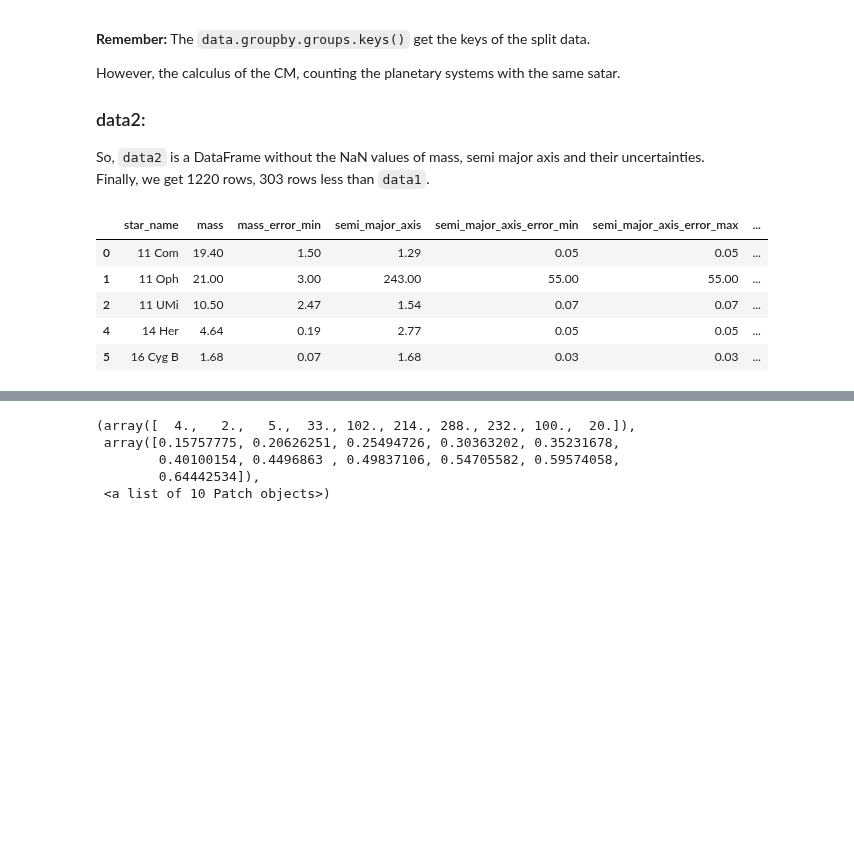
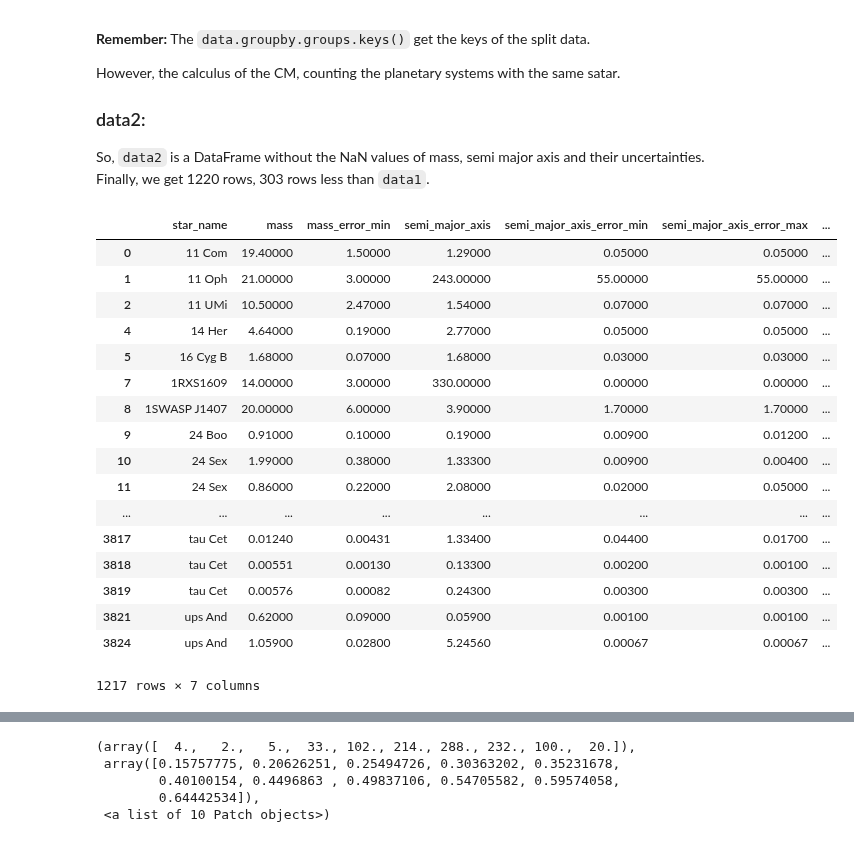
Before and after one commit to fjbautistas/Mixture_Gaussian_CM_of_Planets, a Jupyter notebook: List-Misture_G (1).ipynb, the cells around one changed output, grey strips where cells are left out. Drawn from its saved outputs; the diff is of its cells as text; code cells hidden in the pictures; blank space fills up the shorter version.

```diff
--- a/List-Misture_G (1).ipynb
+++ b/List-Misture_G (1).ipynb
@@ -96,14 +96,26 @@ Data2=System(data2)
 #data2 = pd.DataFrame({'system_name':system_2,'total_mass':M_total.tolist(),'center_of_Mass':CM_2.tolist()})
 #data1
 # %%
-data2.head()
+data2
 # %% [output]
 |  | star_name | mass | mass_error_min | semi_major_axis | semi_major_axis_error_min | semi_major_axis_error_max | ... |
-| 0 | 11 Com | 19.40 | 1.50 | 1.29 | 0.05 | 0.05 | ... |
-| 1 | 11 Oph | 21.00 | 3.00 | 243.00 | 55.00 | 55.00 | ... |
-| 2 | 11 UMi | 10.50 | 2.47 | 1.54 | 0.07 | 0.07 | ... |
-| 4 | 14 Her | 4.64 | 0.19 | 2.77 | 0.05 | 0.05 | ... |
-| 5 | 16 Cyg B | 1.68 | 0.07 | 1.68 | 0.03 | 0.03 | ... |
+| 0 | 11 Com | 19.40000 | 1.50000 | 1.29000 | 0.05000 | 0.05000 | ... |
+| 1 | 11 Oph | 21.00000 | 3.00000 | 243.00000 | 55.00000 | 55.00000 | ... |
+| 2 | 11 UMi | 10.50000 | 2.47000 | 1.54000 | 0.07000 | 0.07000 | ... |
+| 4 | 14 Her | 4.64000 | 0.19000 | 2.77000 | 0.05000 | 0.05000 | ... |
+| 5 | 16 Cyg B | 1.68000 | 0.07000 | 1.68000 | 0.03000 | 0.03000 | ... |
+| 7 | 1RXS1609 | 14.00000 | 3.00000 | 330.00000 | 0.00000 | 0.00000 | ... |
+| 8 | 1SWASP J1407 | 20.00000 | 6.00000 | 3.90000 | 1.70000 | 1.70000 | ... |
+| 9 | 24 Boo | 0.91000 | 0.10000 | 0.19000 | 0.00900 | 0.01200 | ... |
+| 10 | 24 Sex | 1.99000 | 0.38000 | 1.33300 | 0.00900 | 0.00400 | ... |
+| 11 | 24 Sex | 0.86000 | 0.22000 | 2.08000 | 0.02000 | 0.05000 | ... |
+| ... | ... | ... | ... | ... | ... | ... | ... |
+| 3817 | tau Cet | 0.01240 | 0.00431 | 1.33400 | 0.04400 | 0.01700 | ... |
+| 3818 | tau Cet | 0.00551 | 0.00130 | 0.13300 | 0.00200 | 0.00100 | ... |
+| 3819 | tau Cet | 0.00576 | 0.00082 | 0.24300 | 0.00300 | 0.00300 | ... |
+| 3821 | ups And | 0.62000 | 0.09000 | 0.05900 | 0.00100 | 0.00100 | ... |
+| 3824 | ups And | 1.05900 | 0.02800 | 5.24560 | 0.00067 | 0.00067 | ... |
+1217 rows × 7 columns
 # %%
 filter=(data2.mass_error_max==data2.mass_error_min)&(data2.semi_major_axis_error_min==data2.semi_major_axis_error_max)
 data3=data2[filter]
```
Also changed, not shown: parts of 6 cells of this notebook, 1 other file.
